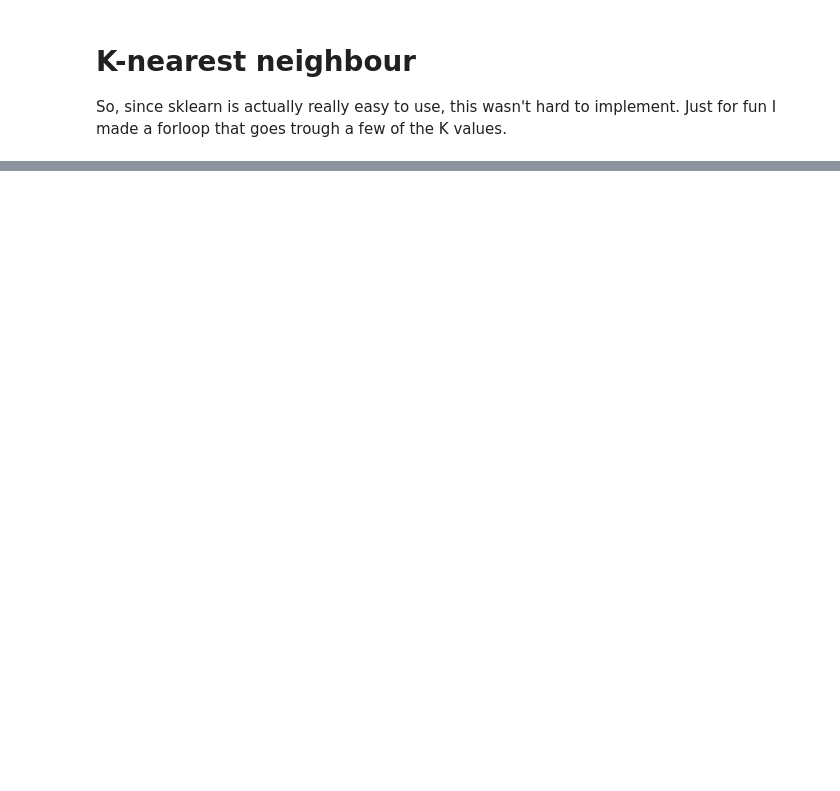
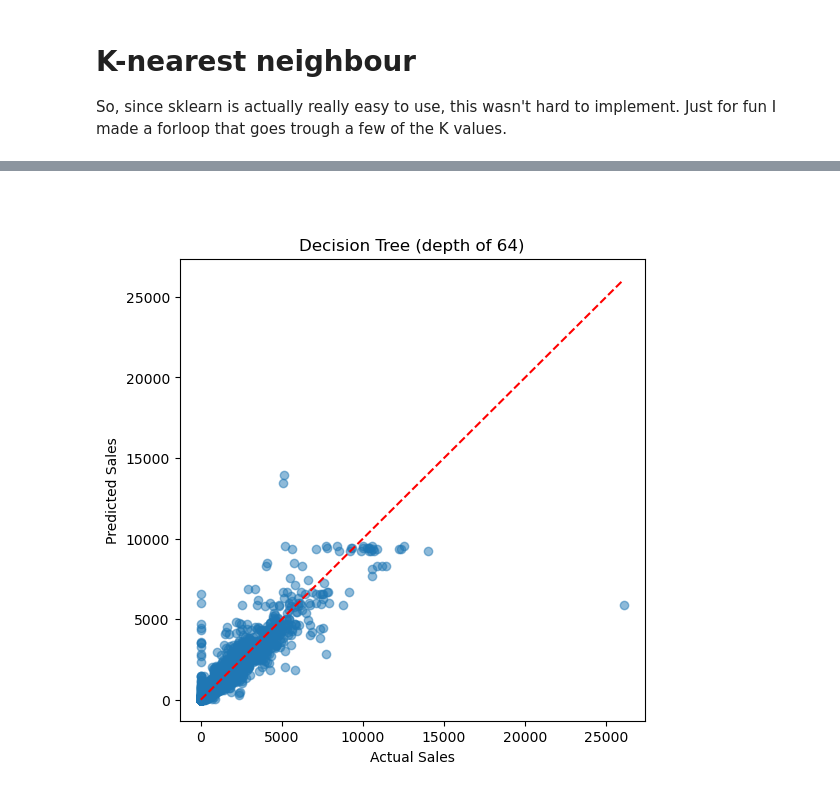
Before and after one commit to BenasPr/machine-learning, a Jupyter notebook: model.ipynb, the cells around one changed output, grey strips where cells are left out. Drawn from its saved outputs; the diff is of its cells as text; code cells hidden in the pictures; blank space fills up the shorter version.

Commit message:
Added more models

```diff
--- a/model.ipynb
+++ b/model.ipynb
@@ -120,0 +125,19 @@ for i in testList:
+# %% [markdown]
+#
+# %%
+import matplotlib.pyplot as plt
+from sklearn.tree import DecisionTreeRegressor
+
+model = DecisionTreeRegressor(max_depth=64, random_state=42)
+model.fit(X_train, y_train)
+predicted_values = model.predict(X_test)
+
+plt.figure()
+plt.scatter(y_test, predicted_values, alpha=0.5)
+plt.xlabel("Actual Sales")
+plt.ylabel("Predicted Sales")
+plt.title(f"Decision Tree (depth of 64)")
+plt.plot([0, max(y_test)], [0, max(y_test)])
+plt.show()
+# %% [output]
+[figure, added]
```
Also changed, not shown: parts of 5 cells of this notebook.
